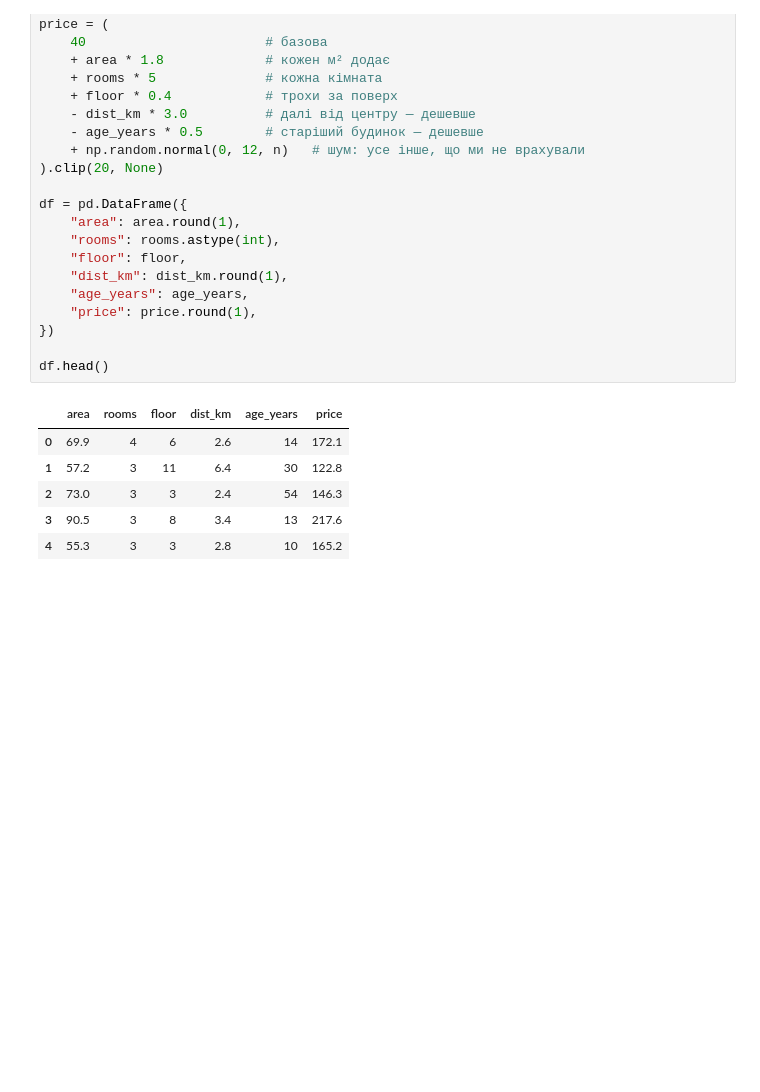
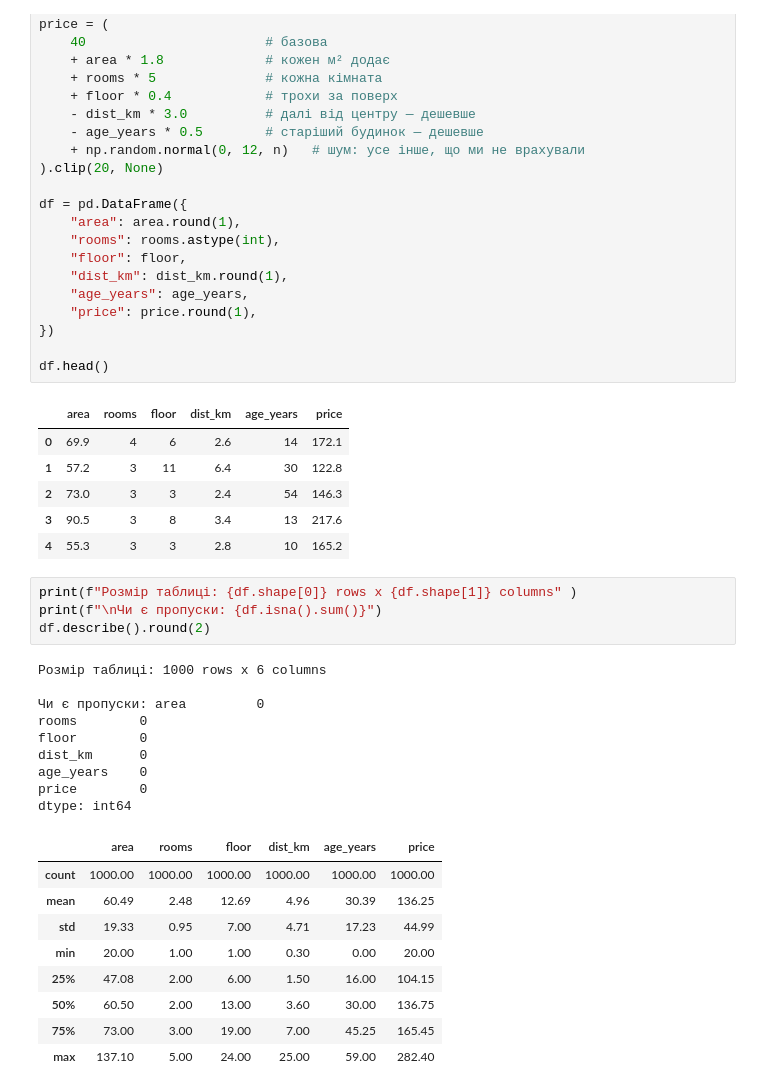
Before and after one commit to NadiiaIvashchuk/DTA_2026, a Jupyter notebook: ML/LinearRegression_DTA.ipynb, the cells around one changed output. Saved outputs shown, nothing was run; the diff lists cells and outputs as text; blank space fills up the shorter version.

Commit message:
Describe df & train_test_split

```diff
--- a/ML/LinearRegression_DTA.ipynb
+++ b/ML/LinearRegression_DTA.ipynb
@@ -57,3 +57,26 @@ df.head()
 | 2 | 73.0 | 3 | 3 | 2.4 | 54 | 146.3 |
 | 3 | 90.5 | 3 | 8 | 3.4 | 13 | 217.6 |
 | 4 | 55.3 | 3 | 3 | 2.8 | 10 | 165.2 |
+# %%
+print(f"Розмір таблиці: {df.shape[0]} rows x {df.shape[1]} columns" )
+print(f"\nЧи є пропуски: {df.isna().sum()}")
+df.describe().round(2)
+# %% [output]
+Розмір таблиці: 1000 rows x 6 columns
+
+Чи є пропуски: area         0
+rooms        0
+floor        0
+dist_km      0
+age_years    0
+price        0
+dtype: int64
+|  | area | rooms | floor | dist_km | age_years | price |
+| count | 1000.00 | 1000.00 | 1000.00 | 1000.00 | 1000.00 | 1000.00 |
+| mean | 60.49 | 2.48 | 12.69 | 4.96 | 30.39 | 136.25 |
+| std | 19.33 | 0.95 | 7.00 | 4.71 | 17.23 | 44.99 |
+| min | 20.00 | 1.00 | 1.00 | 0.30 | 0.00 | 20.00 |
+| 25% | 47.08 | 2.00 | 6.00 | 1.50 | 16.00 | 104.15 |
+| 50% | 60.50 | 2.00 | 13.00 | 3.60 | 30.00 | 136.75 |
+| 75% | 73.00 | 3.00 | 19.00 | 7.00 | 45.25 | 165.45 |
+| max | 137.10 | 5.00 | 24.00 | 25.00 | 59.00 | 282.40 |
```
Also changed, not shown: parts of 4 cells of this notebook.
